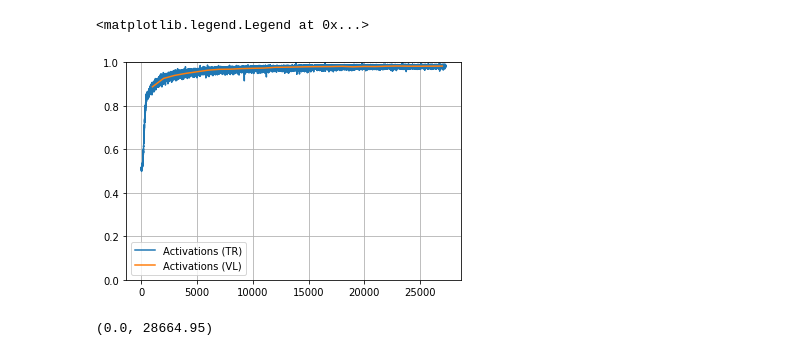
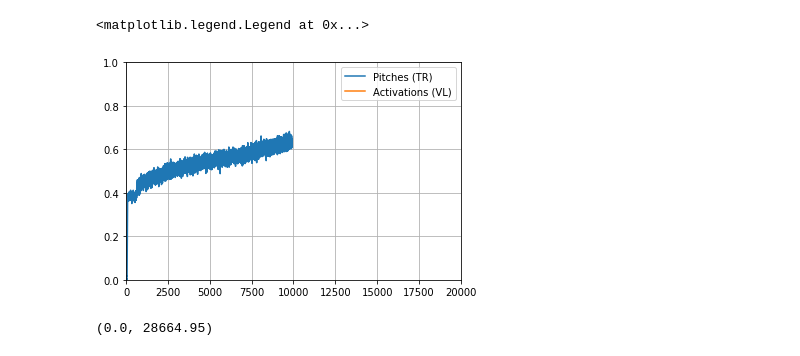
Before and after one commit to EmanueleCosenza/polyphemus, a Jupyter notebook: plot.ipynb, the cells around one changed output. Saved outputs shown, nothing was run; the diff lists cells and outputs as text; code cells hidden in the pictures.

```diff
--- a/plot.ipynb
+++ b/plot.ipynb
@@ -3,7 +3,7 @@ import torch
 from matplotlib import pyplot as plt
 
 #checkpoint = torch.load('models/just_pitches_no_drums_warmup2')
-checkpoint = torch.load('models/valset4/checkpoint', map_location='cpu')
+checkpoint = torch.load('models/valset6/checkpoint', map_location='cpu')
 # %%
 tr_losses = checkpoint['tr_losses']
 
@@ -36,23 +36,27 @@ plt.legend()
 # %%
 tr_accs = checkpoint['tr_accuracies']
-plt.plot(range(1, len(tr_accs['acts_acc'])+1), tr_accs['acts_acc'], label='Activations (TR)')
-#plt.plot(range(1, len(tr_accs['pitches'])+1), tr_accs['pitches'], label='Pitches (TR)')
+#plt.plot(range(1, len(tr_accs['acts_acc'])+1), tr_accs['acts_acc'], label='Activations acc. (TR)')
+#plt.plot(range(1, len(tr_accs['acts_precision'])+1), tr_accs['acts_precision'], label='Activations prec. (TR)')
+#plt.plot(range(1, len(tr_accs['acts_recall'])+1), tr_accs['acts_recall'], label='Activations rec. (TR)')
+#plt.plot(range(1, len(tr_accs['acts_f1'])+1), tr_accs['acts_f1'], label='Activations F1 (TR)')
+plt.plot(range(1, len(tr_accs['pitches'])+1), tr_accs['pitches'], label='Pitches (TR)')
 #plt.plot(range(1, len(tr_accs['dur'])+1), tr_accs['dur'], label='Durations (TR)')
 #plt.plot(range(1, len(tr_accs['notes'])+1), tr_accs['notes'], label='Notes (TR)')
 
 val_accs = checkpoint['val_accuracies']
 plt.plot(range(1+eval_every, len(tr_accs['acts_acc'])+1, eval_every), val_accs['acts_acc'], label='Activations (VL)')
+#plt.plot(range(1+eval_every, len(tr_accs['acts_precision'])+1, eval_every), val_accs['acts_precision'], label='Activations (VL)')
 #plt.plot(range(1+eval_every, len(tr_accs['pitches'])+1, eval_every), val_accs['pitches'], label='Pitches (VL)')
 #plt.plot(range(1+eval_every, len(tr_accs['dur'])+1, eval_every), val_accs['dur'], label='Durations (VL)')
 #plt.plot(range(1+eval_every, len(tr_accs['notes'])+1, eval_every), val_accs['notes'], label='Notes (VL)')
 
 plt.grid()
 plt.ylim(0, 1)
-plt.xlim()
+plt.xlim(0, 20000)
 plt.legend()
 # %% [output]
 <matplotlib.legend.Legend at 0x...>
-[figure, old version]
+[figure, new version]
 # %%
 lrs = checkpoint['lrs']
 plt.plot(range(1, len(lrs)+1), lrs, label='Lr')
```
Also changed, not shown: parts of 1 cell of this notebook, 5 other files.
